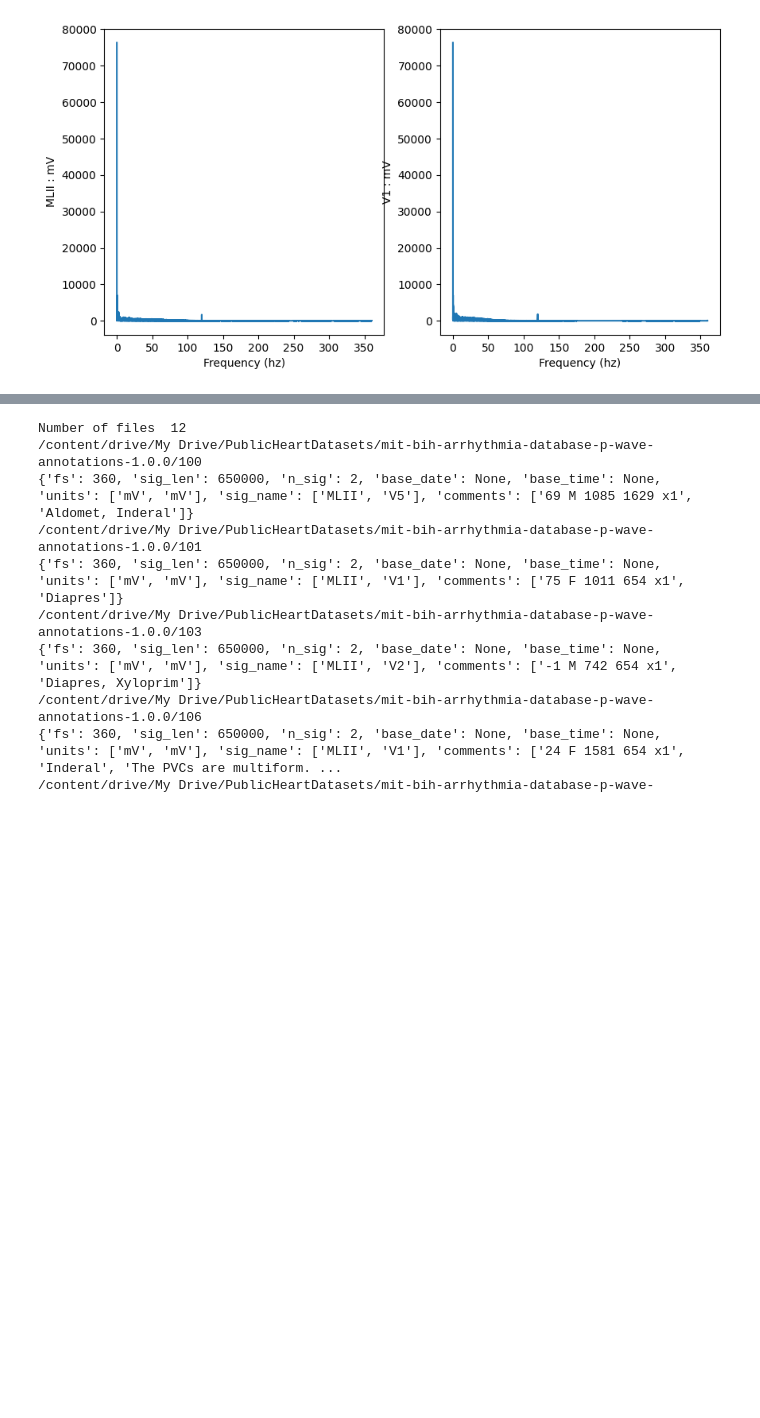
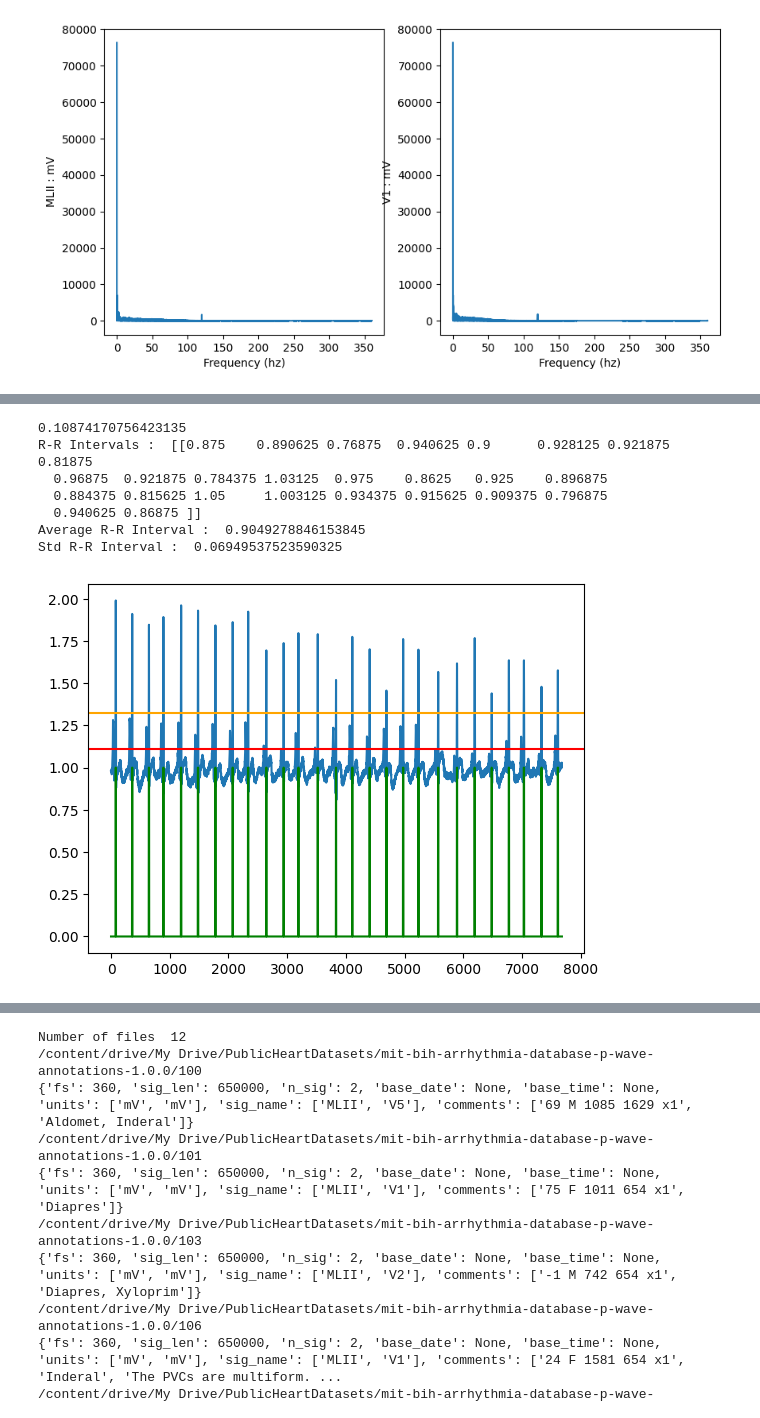
Before and after one commit to nuEGil/NotesOnTextTasks, a Jupyter notebook: CardiacSignalsStuff.ipynb, the cells around one changed output, grey strips where cells are left out. Cells and saved outputs as stored; diff of their text form; code cells hidden in the pictures; blank space fills up the shorter version.

```diff
--- a/CardiacSignalsStuff.ipynb
+++ b/CardiacSignalsStuff.ipynb
@@ -203,0 +221,38 @@ I want to know what all the comments are in this file
+# %%
+# put this into a function....
+# savitzky-Golay filter is a moving average filter that has a polynomial
+# approximation of the data. so it's good for smoothing. - data, window, polynomial
+# smoothed_fdata = sp.signal.savgol_filter(filtered_data[0:320*5, 0],7,2,)
+
+# so RMS threshold will pretty much reliably give you the P and R waves
+win_filtered_data = filtered_data[0:320*24,0]
+rms = np.sqrt(np.mean(np.square(win_filtered_data)))
+print(rms)
+
+R_waves = (win_filtered_data > 3*rms) +0
+# then you can take diff of R waves to get the left edge..
+
+plt.figure()
+plt.plot(win_filtered_data + 1)
+plt.axhline(rms + 1, color = 'red')
+plt.axhline(3*rms + 1, color = 'orange')
+
+plt.plot(R_waves, 'g')
+# plt.plot(np.diff(R_waves)>0)
+left_edge = np.diff(R_waves)>0
+
+# divide by 320 to get time in seconds.
+RR_intervals = np.diff(np.where((left_edge)+0 ==1)) /320
+
+print('R-R Intervals : ', RR_intervals)
+print('Average R-R Interval : ', np.mean(RR_intervals))
+print('Std R-R Interval : ', np.std(RR_intervals))
+# %% [output]
+0.10874170756423135
+R-R Intervals :  [[0.875    0.890625 0.76875  0.940625 0.9      0.928125 0.921875 0.81875
+  0.96875  0.921875 0.784375 1.03125  0.975    0.8625   0.925    0.896875
+  0.884375 0.815625 1.05     1.003125 0.934375 0.915625 0.909375 0.796875
+  0.940625 0.86875 ]]
+Average R-R Interval :  0.9049278846153845
+Std R-R Interval :  0.06949537523590325
+[figure, added]
```
Also changed, not shown: parts of 8 cells of this notebook.
